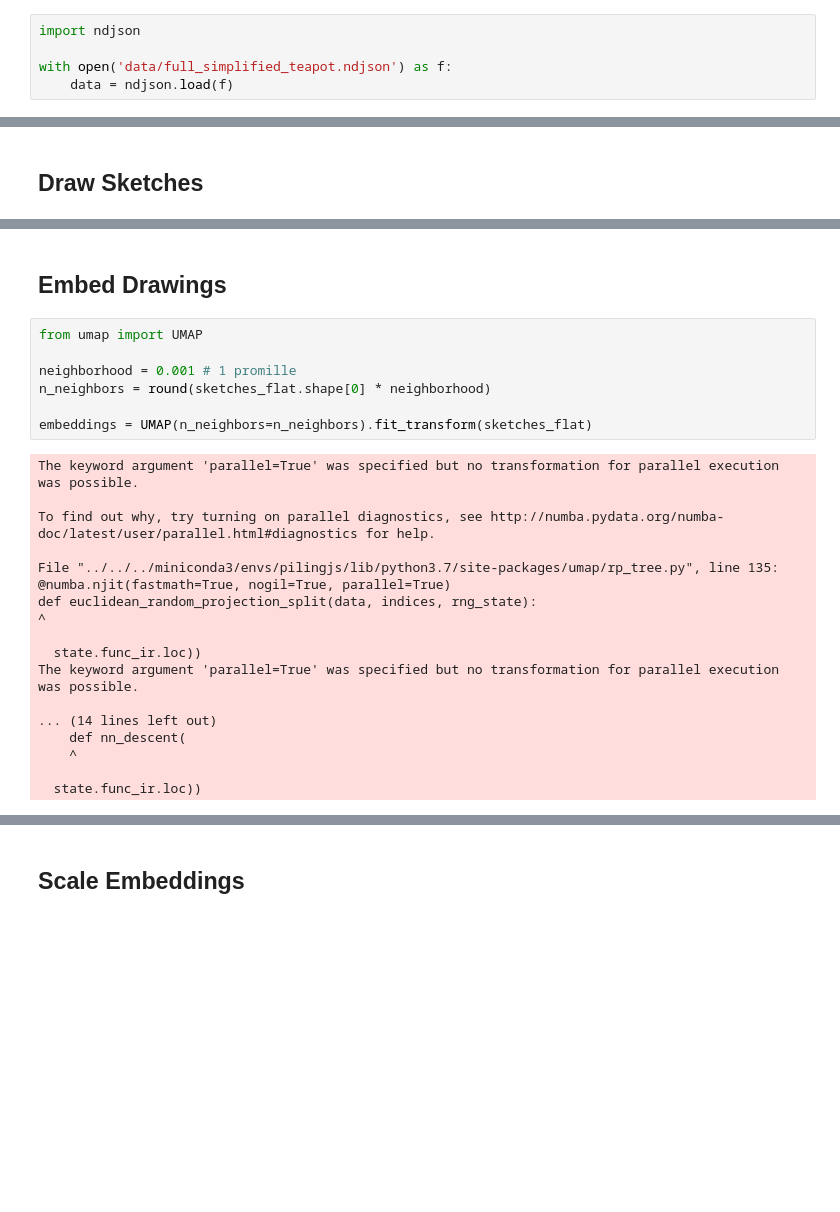
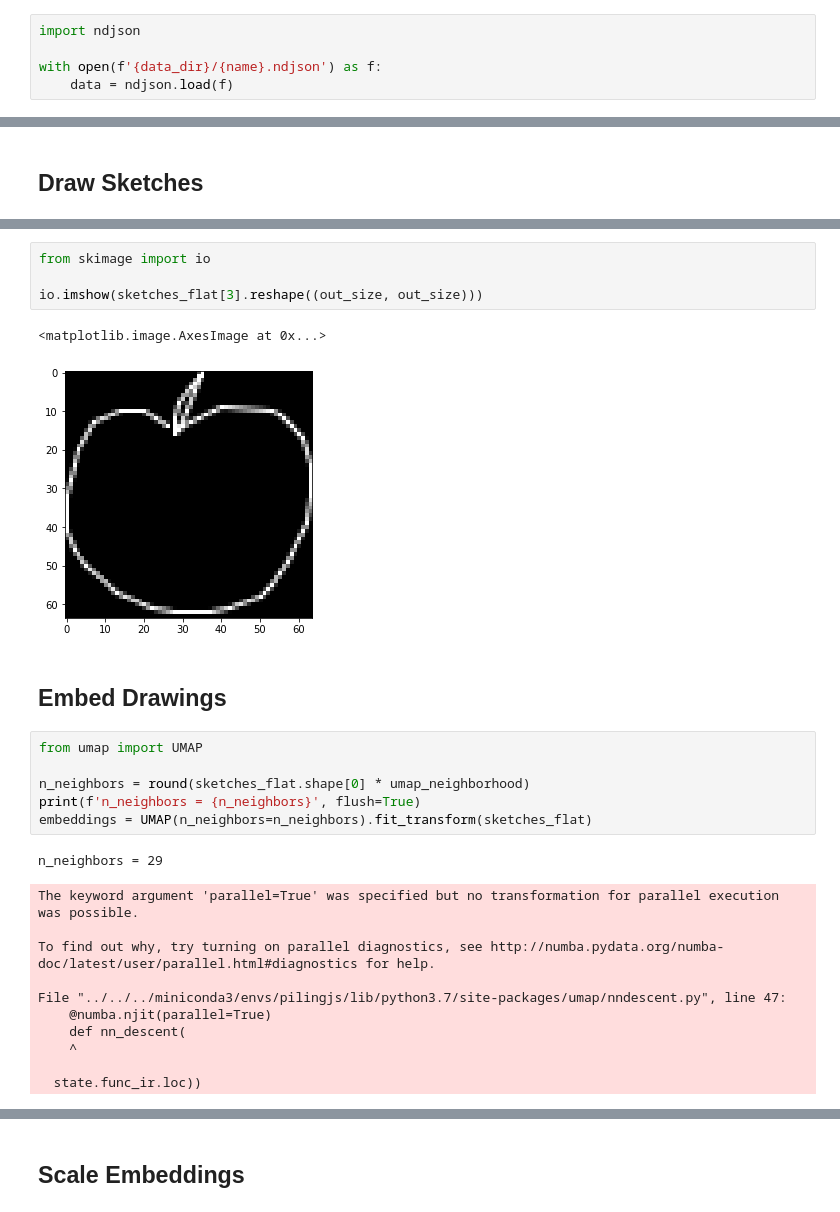
Before and after one commit to flekschas/piling.js, a Jupyter notebook: examples/google-quickdraw-embedding.ipynb, the cells around one changed output, grey strips where cells are left out. Saved outputs shown, nothing was run; the diff lists cells and outputs as text; blank space fills up the shorter version.

```diff
--- a/examples/google-quickdraw-embedding.ipynb
+++ b/examples/google-quickdraw-embedding.ipynb
@@ -7,5 +14,5 @@
 # %%
 import ndjson
 
-with open('data/full_simplified_teapot.ndjson') as f:
+with open(f'{data_dir}/{name}.ndjson') as f:
     data = ndjson.load(f)
@@ -83,28 +71,28 @@ Draw 126804 sketches...
 Done drawing in 1.8 min
+# %%
+from skimage import io
+
+io.imshow(sketches_flat[3].reshape((out_size, out_size)))
+# %% [output]
+<matplotlib.image.AxesImage at 0x...>
+[figure, added]
 # %% [markdown]
 ## Embed Drawings
 # %%
 from umap import UMAP
 
-neighborhood = 0.001 # 1 promille
-n_neighbors = round(sketches_flat.shape[0] * neighborhood)
-
+n_neighbors = round(sketches_flat.shape[0] * umap_neighborhood)
+print(f'n_neighbors = {n_neighbors}', flush=True)
 embeddings = UMAP(n_neighbors=n_neighbors).fit_transform(sketches_flat)
 # %% [output]
-The keyword argument 'parallel=True' was specified but no transformation for parallel execution was possible.
-
-To find out why, try turning on parallel diagnostics, see http://numba.pydata.org/numba-doc/latest/user/parallel.html#diagnostics for help.
-
-File "../../../miniconda3/envs/pilingjs/lib/python3.7/site-packages/umap/rp_tree.py", line 135:
-@numba.njit(fastmath=True, nogil=True, parallel=True)
-def euclidean_random_projection_split(data, indices, rng_state):
-^
-
-  state.func_ir.loc))
-The keyword argument 'parallel=True' was specified but no transformation for parallel execution was possible.
-
-... (14 lines left out)
-    def nn_descent(
-    ^
-
-  state.func_ir.loc))
+n_neighbors = 29
+The keyword argument 'parallel=True' was specified but no transformation for parallel execution was possible.
+
+To find out why, try turning on parallel diagnostics, see http://numba.pydata.org/numba-doc/latest/user/parallel.html#diagnostics for help.
+
+File "../../../miniconda3/envs/pilingjs/lib/python3.7/site-packages/umap/nndescent.py", line 47:
+    @numba.njit(parallel=True)
+    def nn_descent(
+    ^
+
+  state.func_ir.loc))
```
Also changed, not shown: parts of 10 cells of this notebook.
